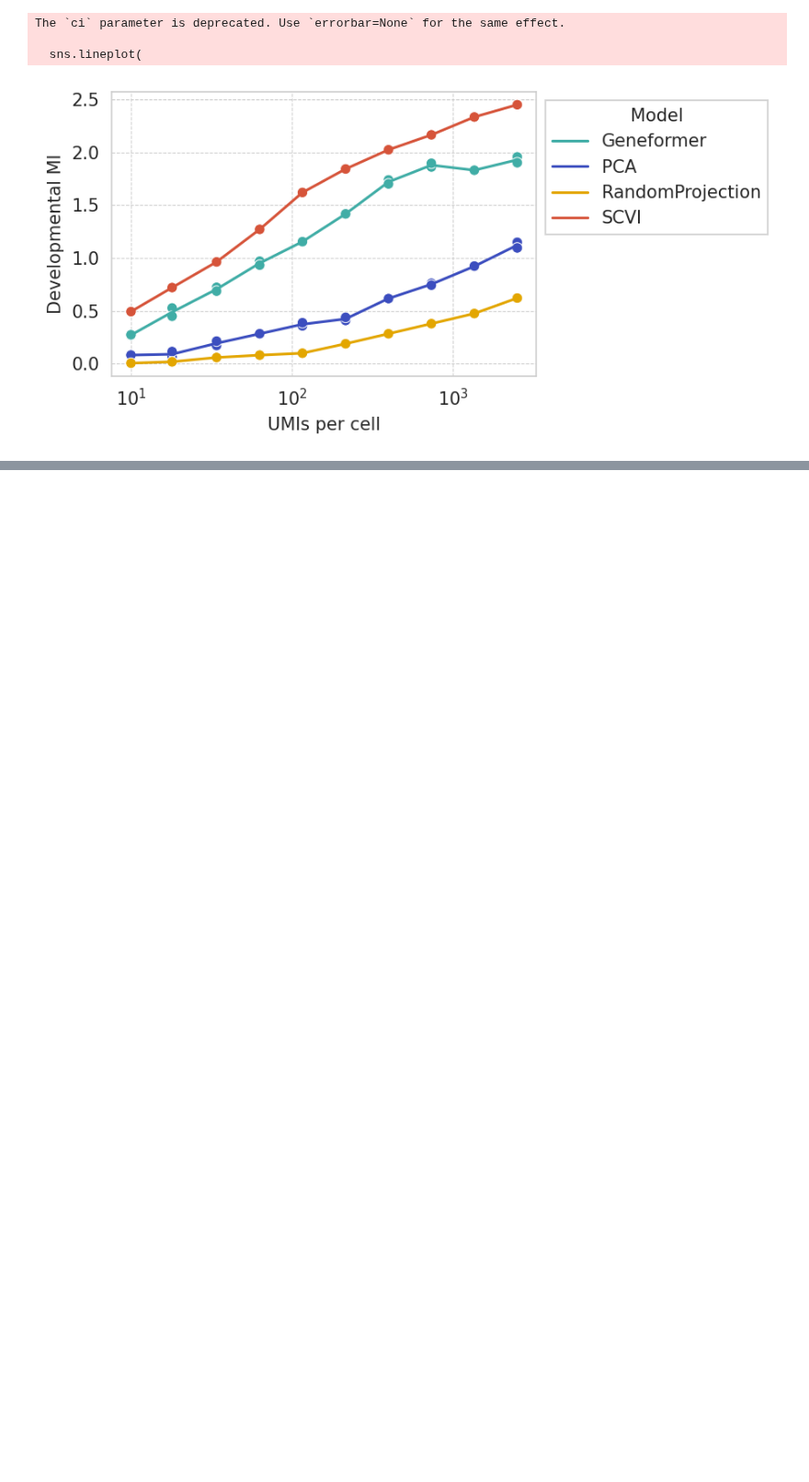
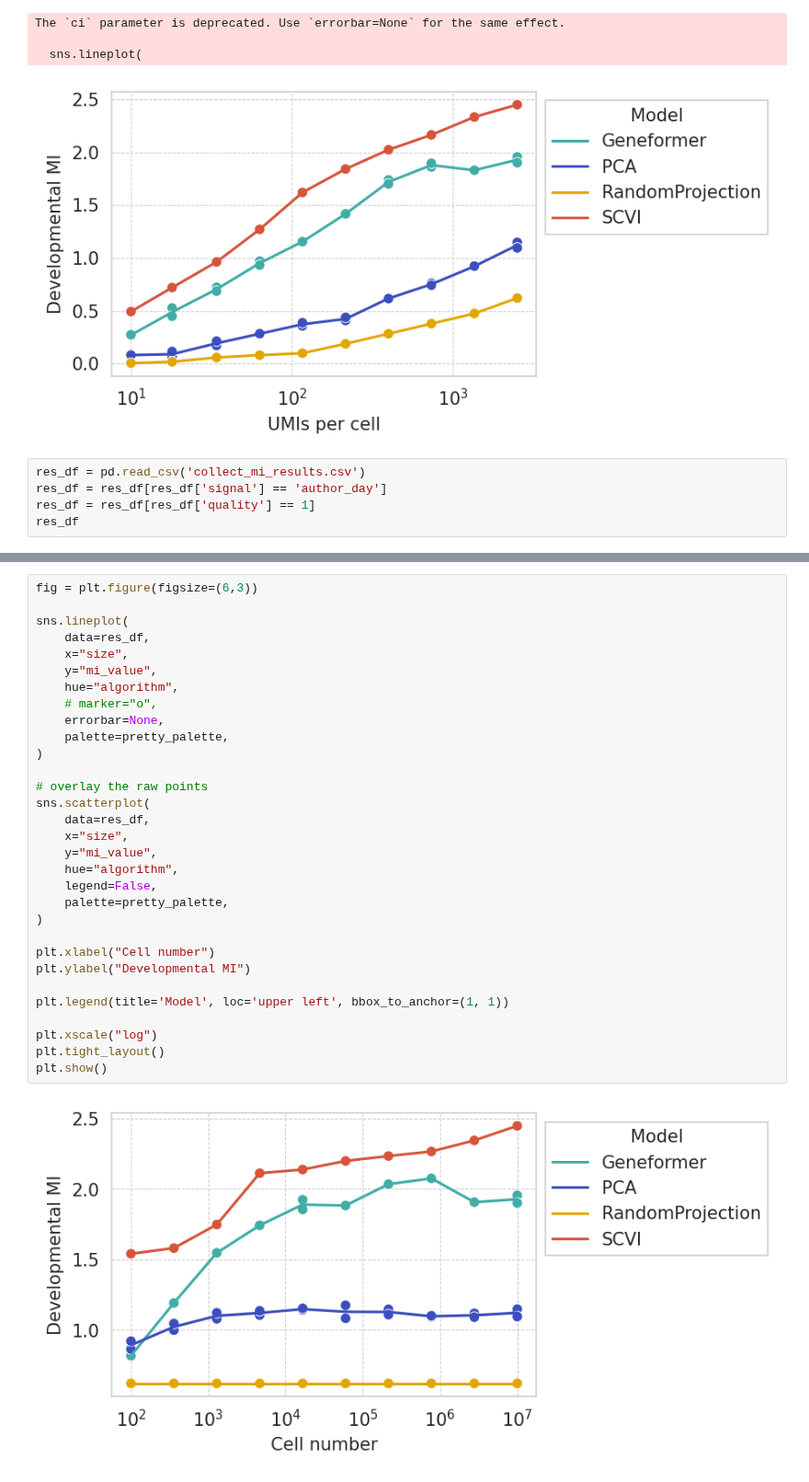
Before and after one commit to igor-sadalski/Scaling-up-measurement-noise-scaling-laws, a Jupyter notebook: analysis/fig_raw_data.ipynb, the cells around one changed output, grey strips where cells are left out. Shown at 92% size. Cells and saved outputs as stored; diff of their text form; blank space fills up the shorter version.

```diff
--- a/analysis/fig_raw_data.ipynb
+++ b/analysis/fig_raw_data.ipynb
@@ -74,3 +75,8 @@ The `ci` parameter is deprecated. Use `errorbar=None` for the same effect.
 
   sns.lineplot(
 [figure]
+# %%
+res_df = pd.read_csv('collect_mi_results.csv')
+res_df = res_df[res_df['signal'] == 'author_day']
+res_df = res_df[res_df['quality'] == 1]
+res_df
@@ -76,0 +101,33 @@ The `ci` parameter is deprecated. Use `errorbar=None` for the same effect.
+# %%
+fig = plt.figure(figsize=(6,3))
+
+sns.lineplot(
+    data=res_df,
+    x="size",
+    y="mi_value",
+    hue="algorithm",
+    # marker="o",
+    errorbar=None,
+    palette=pretty_palette,
+)
+
+# overlay the raw points
+sns.scatterplot(
+    data=res_df,
+    x="size",
+    y="mi_value",
+    hue="algorithm",
+    legend=False,
+    palette=pretty_palette,
+)
+
+plt.xlabel("Cell number")
+plt.ylabel("Developmental MI")
+
+plt.legend(title='Model', loc='upper left', bbox_to_anchor=(1, 1))
+
+plt.xscale("log")
+plt.tight_layout()
+plt.show()
+# %% [output]
+[figure, added]
```
Also changed, not shown: parts of 4 cells of this notebook, 1 other file.
